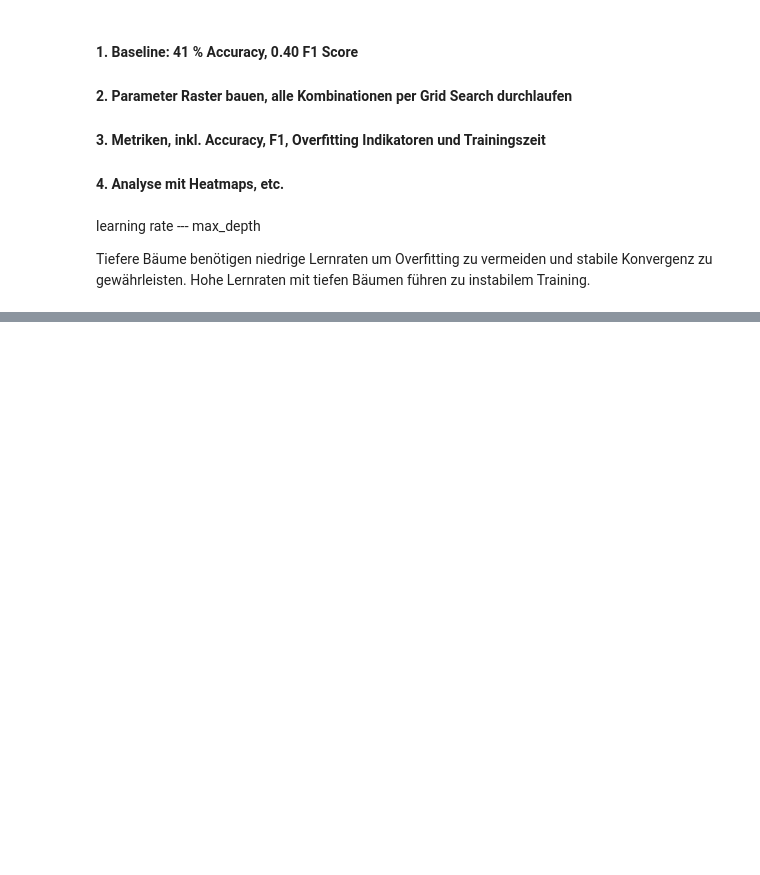
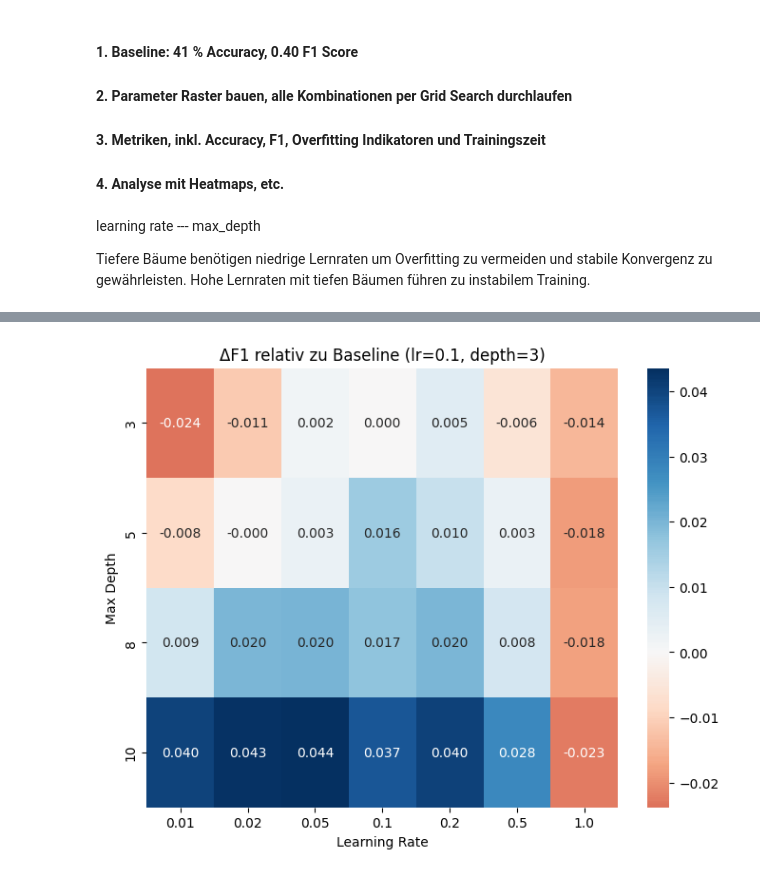
Before and after one commit to SebastianWolfP/AlgoTuning, a Jupyter notebook: 03-Interaktionsanalyse_2Param.ipynb, the cells around one changed output, grey strips where cells are left out. Cells and saved outputs as stored; diff of their text form; code cells hidden in the pictures; blank space fills up the shorter version.

```diff
--- a/03-Interaktionsanalyse_2Param.ipynb
+++ b/03-Interaktionsanalyse_2Param.ipynb
@@ -123,0 +181,23 @@ plt.show()
+# %%
+# Referenzpunkt wählen (z. B. flacher Baum + moderate LR)
+baseline_lr = 0.1
+baseline_md = 3
+
+baseline_value = df_results[
+    (df_results["lr"] == baseline_lr) & (df_results["max_depth"] == baseline_md)
+]["f1_mean"].values[0]
+
+# Differenz berechnen
+df_results["f1_delta"] = df_results["f1_mean"] - baseline_value
+
+# Pivot für Heatmap
+pivot_delta = df_results.pivot(index="max_depth", columns="lr", values="f1_delta")
+
+plt.figure(figsize=(8,6))
+sns.heatmap(pivot_delta, annot=True, cmap="RdBu", center=0, fmt=".3f")
+plt.title(f"ΔF1 relativ zu Baseline (lr={baseline_lr}, depth={baseline_md})")
+plt.xlabel("Learning Rate")
+plt.ylabel("Max Depth")
+plt.show()
+# %% [output]
+[figure, added]
```
Also changed, not shown: parts of 8 cells of this notebook.
